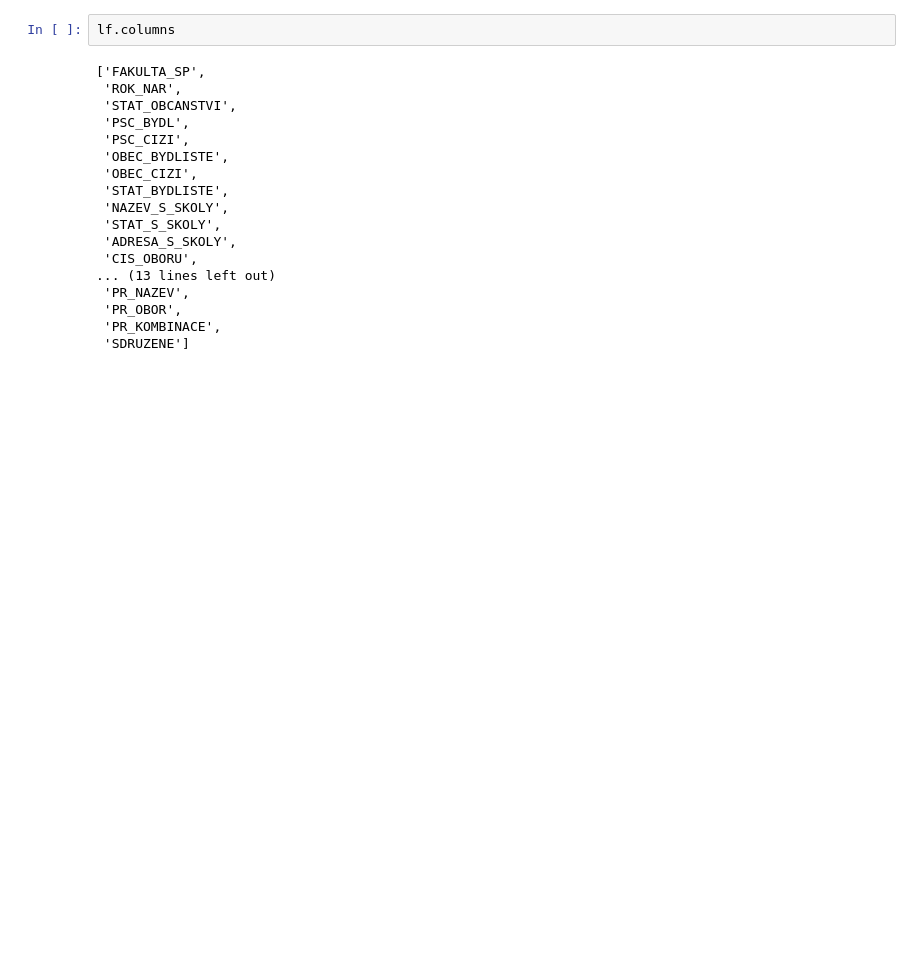
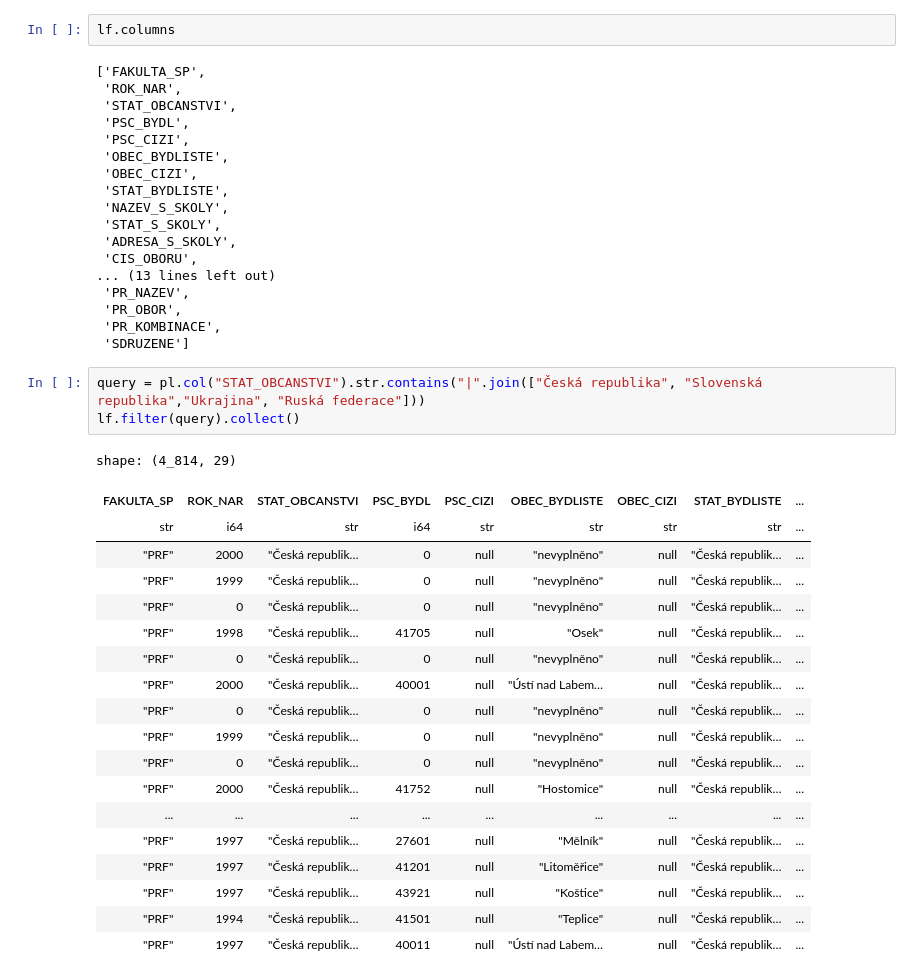
Before and after one commit to MFVS/AVD3, a Jupyter notebook: marek.ipynb, the cells around one changed output. Drawn from its saved outputs; the diff is of its cells as text; blank space fills up the shorter version.

```diff
--- a/marek.ipynb
+++ b/marek.ipynb
@@ -53,3 +64,26 @@ lf.columns
  'PR_OBOR',
  'PR_KOMBINACE',
  'SDRUZENE']
+# %%
+query = pl.col("STAT_OBCANSTVI").str.contains("|".join(["Česká republika", "Slovenská republika","Ukrajina", "Ruská federace"]))
+lf.filter(query).collect()
+# %% [output]
+shape: (4_814, 29)
+| FAKULTA_SP | ROK_NAR | STAT_OBCANSTVI | PSC_BYDL | PSC_CIZI | OBEC_BYDLISTE | OBEC_CIZI | STAT_BYDLISTE | ... |
+| str | i64 | str | i64 | str | str | str | str | ... |
+| "PRF" | 2000 | "Česká republik… | 0 | null | "nevyplněno" | null | "Česká republik… | ... |
+| "PRF" | 1999 | "Česká republik… | 0 | null | "nevyplněno" | null | "Česká republik… | ... |
+| "PRF" | 0 | "Česká republik… | 0 | null | "nevyplněno" | null | "Česká republik… | ... |
+| "PRF" | 1998 | "Česká republik… | 41705 | null | "Osek" | null | "Česká republik… | ... |
+| "PRF" | 0 | "Česká republik… | 0 | null | "nevyplněno" | null | "Česká republik… | ... |
+| "PRF" | 2000 | "Česká republik… | 40001 | null | "Ústí nad Labem… | null | "Česká republik… | ... |
+| "PRF" | 0 | "Česká republik… | 0 | null | "nevyplněno" | null | "Česká republik… | ... |
+| "PRF" | 1999 | "Česká republik… | 0 | null | "nevyplněno" | null | "Česká republik… | ... |
+| "PRF" | 0 | "Česká republik… | 0 | null | "nevyplněno" | null | "Česká republik… | ... |
+| "PRF" | 2000 | "Česká republik… | 41752 | null | "Hostomice" | null | "Česká republik… | ... |
+| ... | ... | ... | ... | ... | ... | ... | ... | ... |
+| "PRF" | 1997 | "Česká republik… | 27601 | null | "Mělník" | null | "Česká republik… | ... |
+| "PRF" | 1997 | "Česká republik… | 41201 | null | "Litoměřice" | null | "Česká republik… | ... |
+| "PRF" | 1997 | "Česká republik… | 43921 | null | "Koštice" | null | "Česká republik… | ... |
+| "PRF" | 1994 | "Česká republik… | 41501 | null | "Teplice" | null | "Česká republik… | ... |
+| "PRF" | 1997 | "Česká republik… | 40011 | null | "Ústí nad Labem… | null | "Česká republik… | ... |
```
Also changed, not shown: parts of 3 cells of this notebook, 4 other files.
